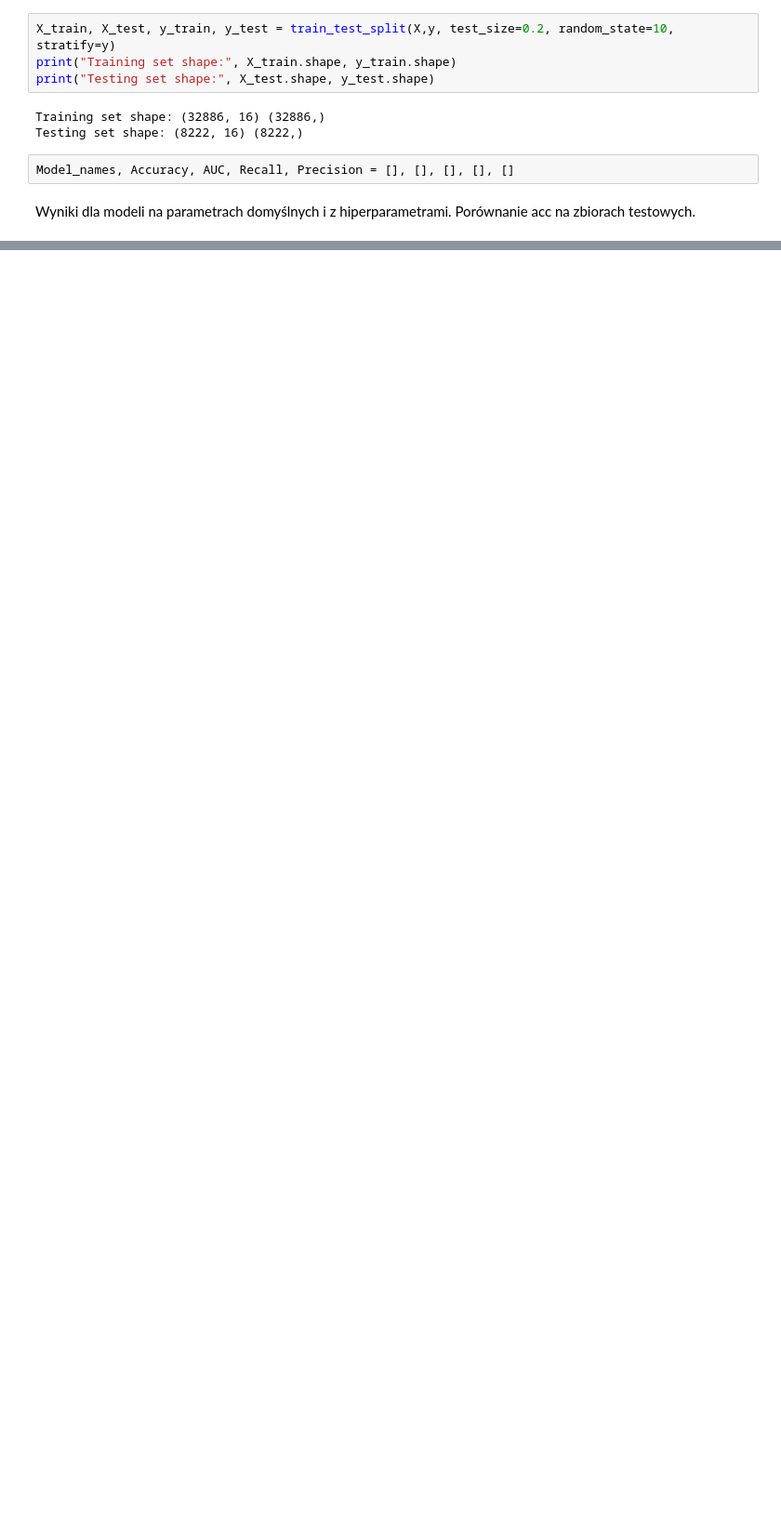
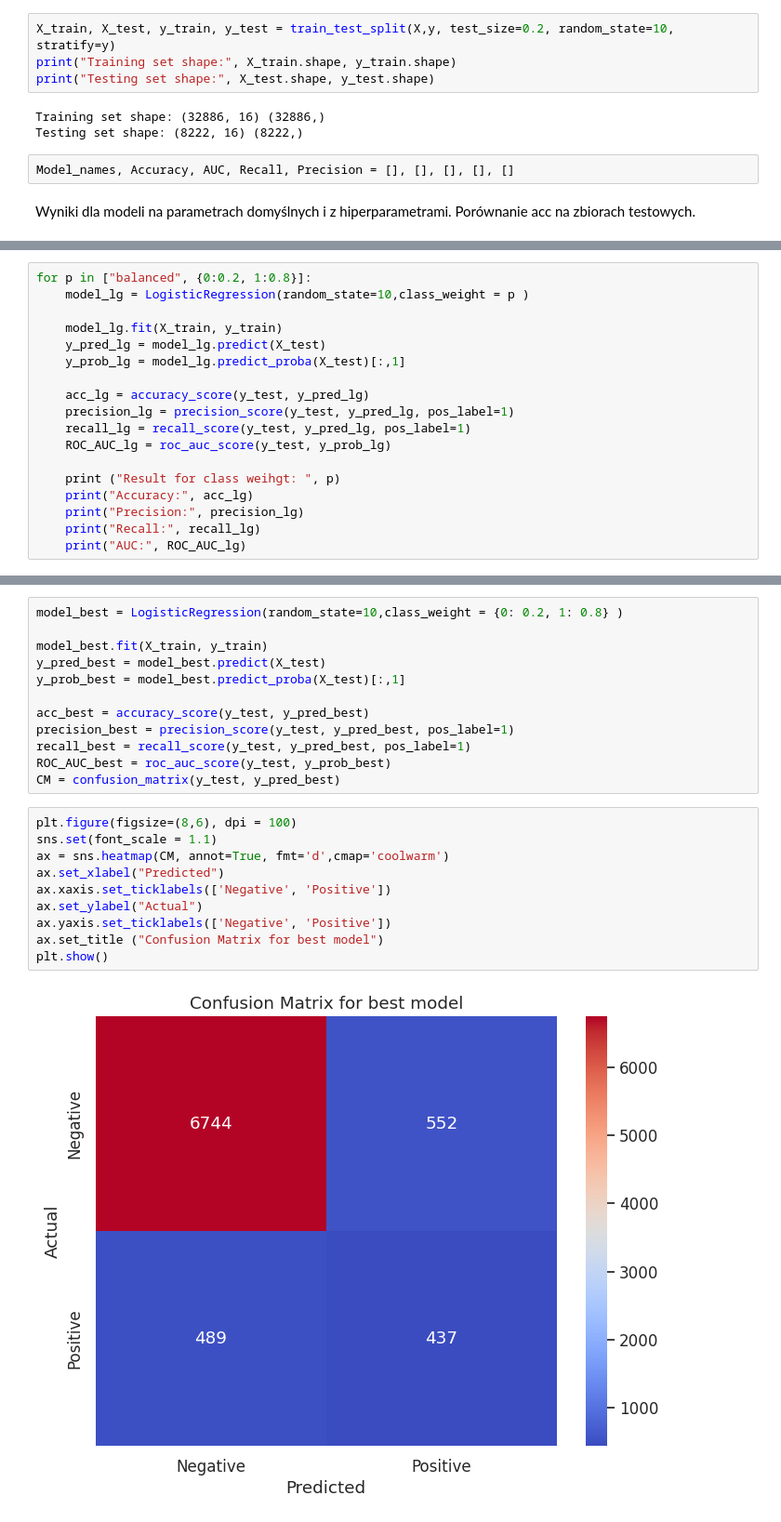
Before and after one commit to Magdalena-B1/ML-different-approaches-to-linear-regression, a Jupyter notebook: notebook4f11fd9960.ipynb, the cells around one changed output, grey strips where cells are left out. Shown at 93% size. Drawn from its saved outputs; the diff is of its cells as text; blank space fills up the shorter version.

```diff
--- a/notebook4f11fd9960.ipynb
+++ b/notebook4f11fd9960.ipynb
@@ -316,0 +343,18 @@ AUC: 0.7910569950456595
+# %%
+for p in ["balanced", {0:0.2, 1:0.8}]:
+    model_lg = LogisticRegression(random_state=10,class_weight = p )
+
+    model_lg.fit(X_train, y_train)
+    y_pred_lg = model_lg.predict(X_test)
+    y_prob_lg = model_lg.predict_proba(X_test)[:,1]
+
+    acc_lg = accuracy_score(y_test, y_pred_lg)
+    precision_lg = precision_score(y_test, y_pred_lg, pos_label=1)
+    recall_lg = recall_score(y_test, y_pred_lg, pos_label=1)
+    ROC_AUC_lg = roc_auc_score(y_test, y_prob_lg)
+
+    print ("Result for class weihgt: ", p)
+    print("Accuracy:", acc_lg)
+    print("Precision:", precision_lg)
+    print("Recall:", recall_lg)
+    print("AUC:", ROC_AUC_lg)
@@ -316,0 +372,24 @@ AUC: 0.7910569950456595
+# %%
+model_best = LogisticRegression(random_state=10,class_weight = {0: 0.2, 1: 0.8} )
+
+model_best.fit(X_train, y_train)
+y_pred_best = model_best.predict(X_test)
+y_prob_best = model_best.predict_proba(X_test)[:,1]
+
+acc_best = accuracy_score(y_test, y_pred_best)
+precision_best = precision_score(y_test, y_pred_best, pos_label=1)
+recall_best = recall_score(y_test, y_pred_best, pos_label=1)
+ROC_AUC_best = roc_auc_score(y_test, y_prob_best)
+CM = confusion_matrix(y_test, y_pred_best)
+# %%
+plt.figure(figsize=(8,6), dpi = 100)
+sns.set(font_scale = 1.1)
+ax = sns.heatmap(CM, annot=True, fmt='d',cmap='coolwarm')
+ax.set_xlabel("Predicted")
+ax.xaxis.set_ticklabels(['Negative', 'Positive'])
+ax.set_ylabel("Actual")
+ax.yaxis.set_ticklabels(['Negative', 'Positive'])
+ax.set_title ("Confusion Matrix for best model")
+plt.show()
+# %% [output]
+[figure, added]
```
Also changed, not shown: parts of 14 cells of this notebook.
